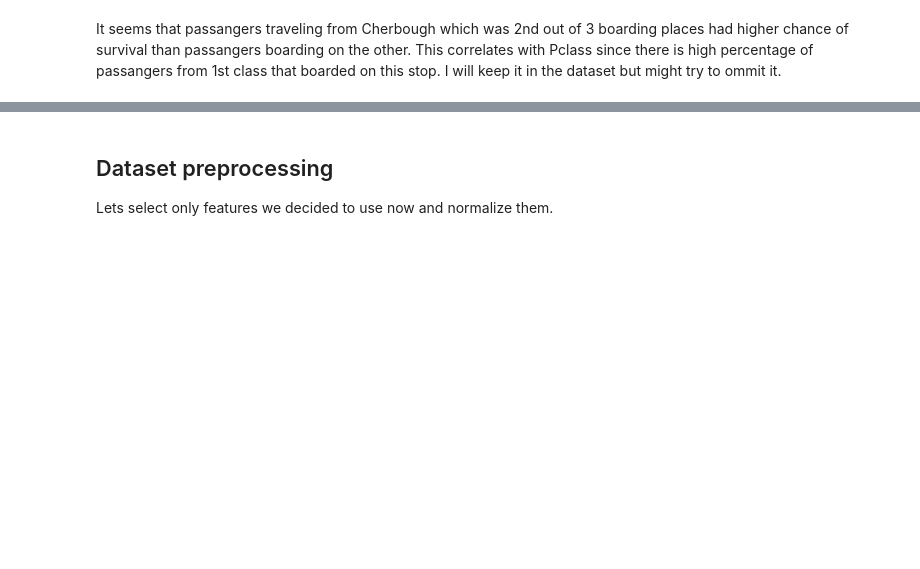
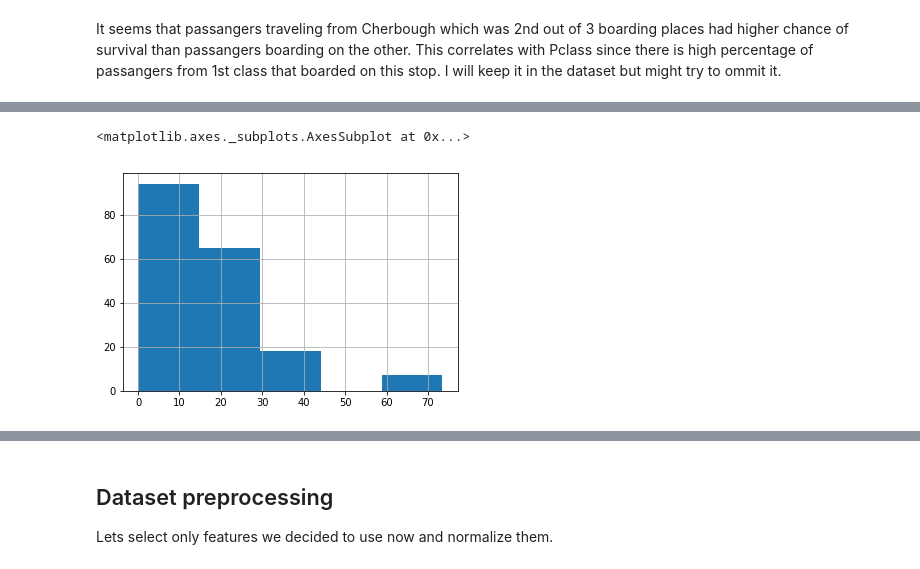
Before and after one commit to Tommzs/kaggle_titanic, a Jupyter notebook: kaggle_titanic.ipynb, the cells around one changed output, grey strips where cells are left out. Saved outputs shown, nothing was run; the diff lists cells and outputs as text; code cells hidden in the pictures; blank space fills up the shorter version.

```diff
--- a/kaggle_titanic.ipynb
+++ b/kaggle_titanic.ipynb
@@ -207,0 +215,5 @@ It seems that passangers traveling from Cherbough which was 2nd out of 3 boardin
+# %%
+dataset[dataset["Pclass"]==2]["Fare"].hist(bins=5)
+# %% [output]
+<matplotlib.axes._subplots.AxesSubplot at 0x...>
+[figure, added]
```
Also changed, not shown: parts of 14 cells of this notebook.
